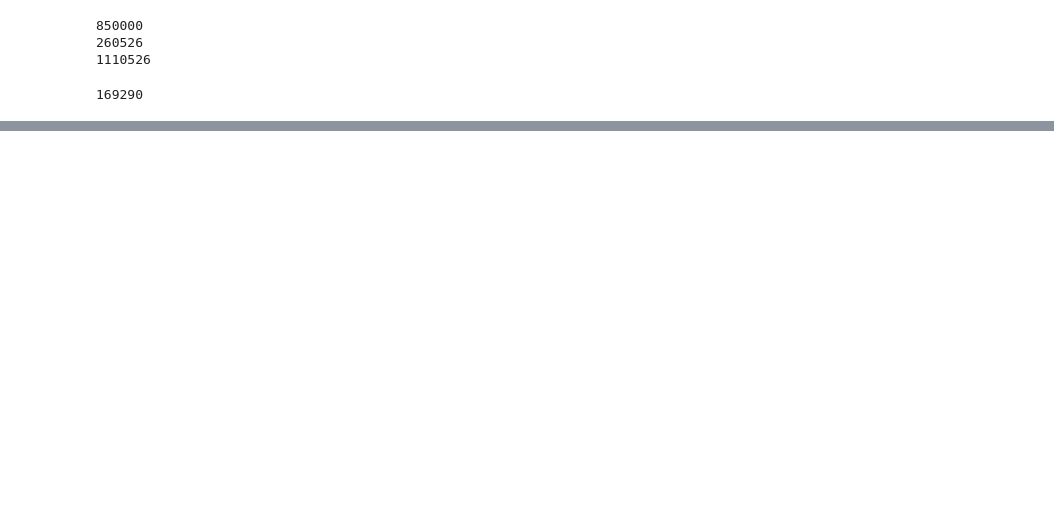
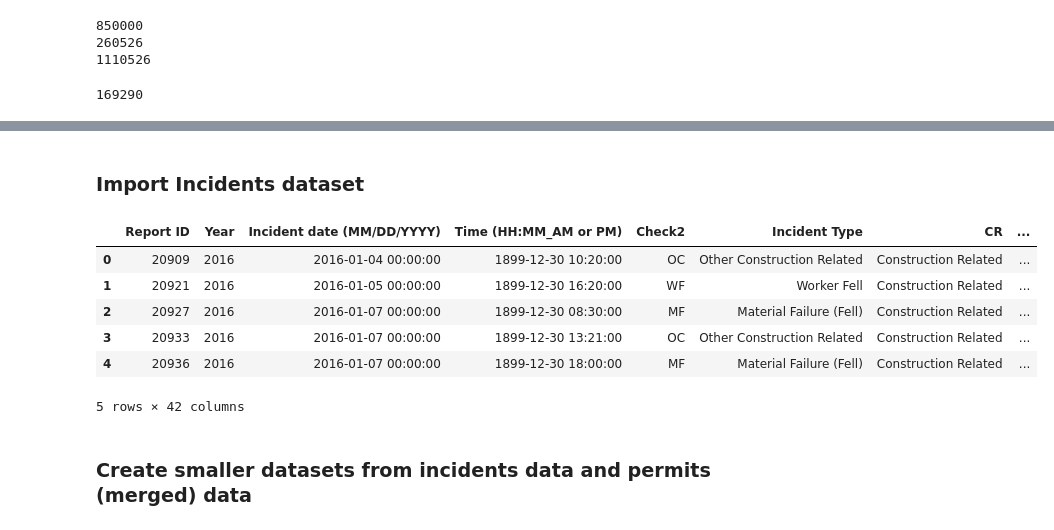
Before and after one commit to ahsan-fayyaz/DOB-Construction-Injury-Predictions, a Jupyter notebook: Data Cleaning.ipynb, the cells around one changed output, grey strips where cells are left out. Saved outputs shown, nothing was run; the diff lists cells and outputs as text; code cells hidden in the pictures; blank space fills up the shorter version.

```diff
--- a/Data Cleaning.ipynb
+++ b/Data Cleaning.ipynb
@@ -155,3 +156,18 @@ permits_df.tail()
 | 260523 | S00520729-I1 | Alteration | 5868475 | STATEN ISLAND | 501.0 | 1 | DEP PLAZA | QAZ2 | ... |
 | 260524 | S00520856-I1 | Alteration | 5868475 | STATEN ISLAND | 501.0 | 1 | DEP PLAZA | QAZ2 | ... |
 | 260525 | S00520908-I1 | Alteration | 5868475 | STATEN ISLAND | 501.0 | 1 | DEP PLAZA | QAZ2 | ... |
+# %% [markdown]
+### Import Incidents dataset
+# %%
+incidents_df = pd.read_csv(path+ "Incidents-Accidents Data (since 1_1_07) _ TABLEAU.csv")
+incidents_df.head()
+# %% [output]
+|  | Report ID | Year | Incident date (MM/DD/YYYY) | Time (HH:MM_AM or PM) | Check2 | Incident Type | CR | ... |
+| 0 | 20909 | 2016 | 2016-01-04 00:00:00 | 1899-12-30 10:20:00 | OC | Other Construction Related | Construction Related | ... |
+| 1 | 20921 | 2016 | 2016-01-05 00:00:00 | 1899-12-30 16:20:00 | WF | Worker Fell | Construction Related | ... |
+| 2 | 20927 | 2016 | 2016-01-07 00:00:00 | 1899-12-30 08:30:00 | MF | Material Failure (Fell) | Construction Related | ... |
+| 3 | 20933 | 2016 | 2016-01-07 00:00:00 | 1899-12-30 13:21:00 | OC | Other Construction Related | Construction Related | ... |
+| 4 | 20936 | 2016 | 2016-01-07 00:00:00 | 1899-12-30 18:00:00 | MF | Material Failure (Fell) | Construction Related | ... |
+5 rows × 42 columns
+# %% [markdown]
+### Create smaller datasets from incidents data and permits (merged) data
```
Also changed, not shown: parts of 22 cells of this notebook.
